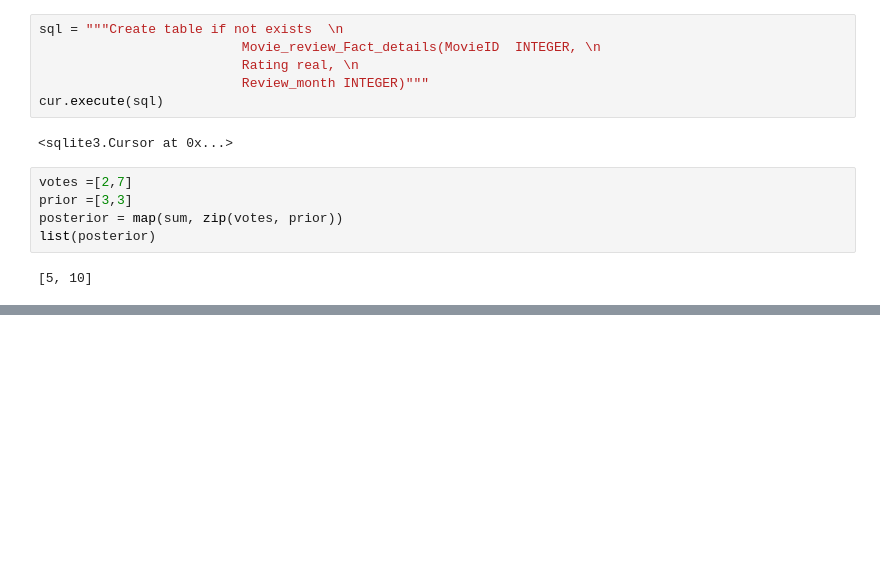
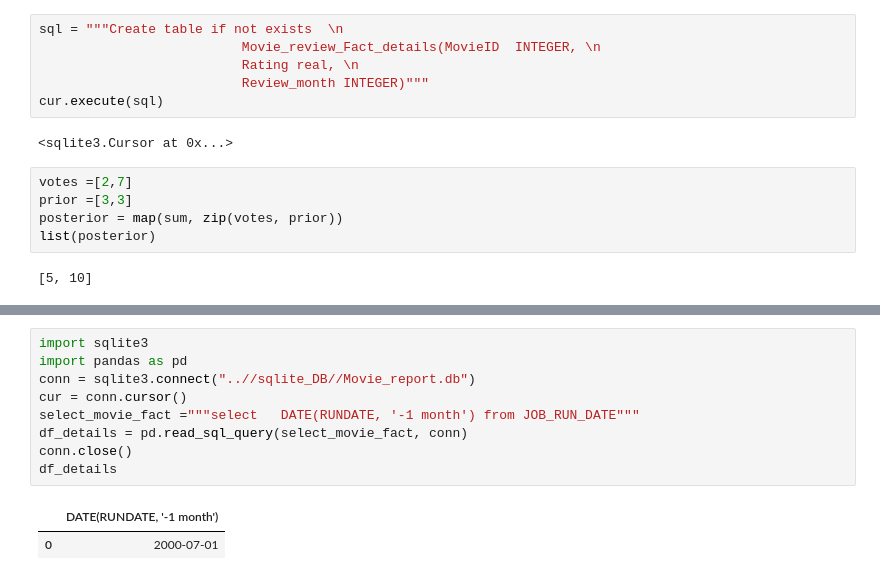
Before and after one commit to Sandutta2020/Monthly_top_movie_report, a Jupyter notebook: analysis/Exploratory_Analysis.ipynb, the cells around one changed output, grey strips where cells are left out. Drawn from its saved outputs; the diff is of its cells as text; blank space fills up the shorter version.

```diff
--- a/analysis/Exploratory_Analysis.ipynb
+++ b/analysis/Exploratory_Analysis.ipynb
@@ -749,0 +752,12 @@ df_details
+# %%
+import sqlite3
+import pandas as pd
+conn = sqlite3.connect("..//sqlite_DB//Movie_report.db")
+cur = conn.cursor()
+select_movie_fact ="""select   DATE(RUNDATE, '-1 month') from JOB_RUN_DATE"""
+df_details = pd.read_sql_query(select_movie_fact, conn)
+conn.close()
+df_details
+# %% [output]
+|  | DATE(RUNDATE, '-1 month') |
+| 0 | 2000-07-01 |
```
Also changed, not shown: parts of 3 cells of this notebook, 2 other files.
